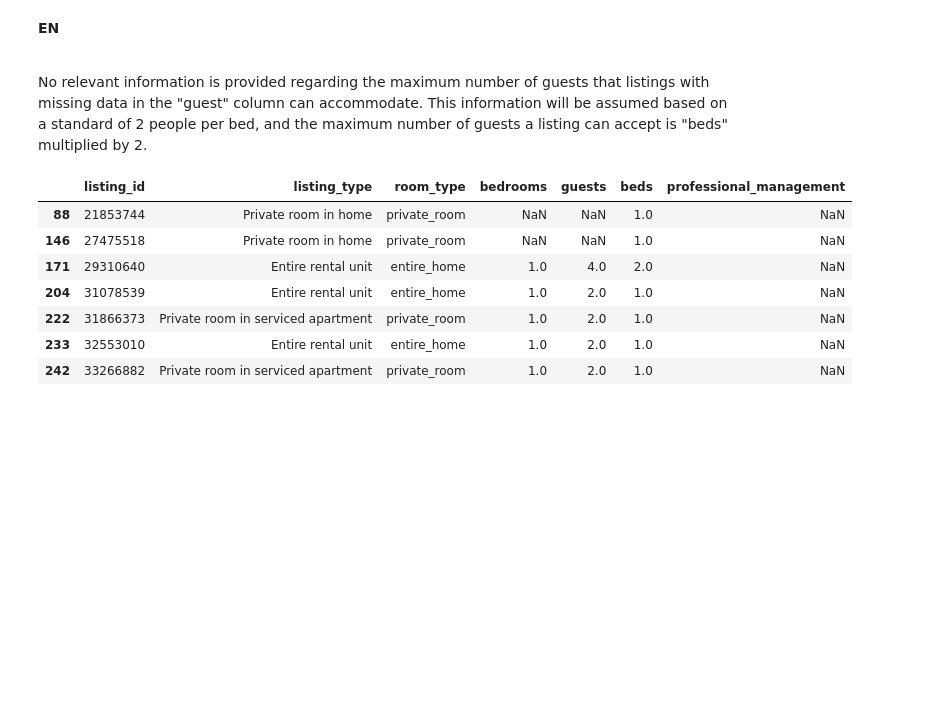
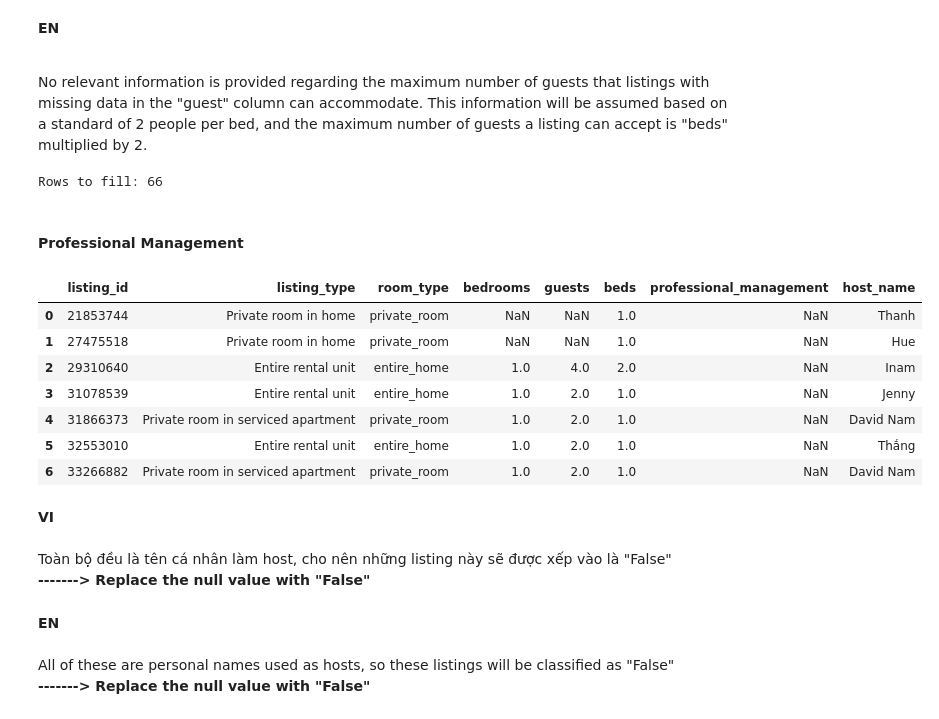
Before and after one commit to raven-172/Airbnb-market-research-in-Hanoi--Vietnam, a Jupyter notebook: notebooks/cleaning/cleanning_01.ipynb, the cells around one changed output. Saved outputs shown, nothing was run; the diff lists cells and outputs as text; code cells hidden in the pictures; blank space fills up the shorter version.

```diff
--- a/notebooks/cleaning/cleanning_01.ipynb
+++ b/notebooks/cleaning/cleanning_01.ipynb
@@ -452,15 +491,45 @@ Không có thông tin liên quan được cung cấp về số lượng khách t
 
 <br>
 No relevant information is provided regarding the maximum number of guests that listings with missing data in the "guest" column can accommodate. This information will be assumed based on a standard of 2 people per bed, and the maximum number of guests a listing can accept is "beds" multiplied by 2.
+# %%
+mask_fill_guests_by_beds = (
+    df_selected["guests"].isnull() &
+    df_selected["beds"].notnull()
+)
+
+print("Rows to fill:", mask_fill_guests_by_beds.sum())
+
+df_selected.loc[mask_fill_guests_by_beds, "guests"] = (
+    df_selected.loc[mask_fill_guests_by_beds, "beds"] * 2
+)
+# %% [output]
+Rows to fill: 66
+# %% [markdown]
+#### **Professional Management**
 # %%
 df_pm = null_tables["professional_management"]
-df_pm
+
+df_de = df[["listing_id", "host_name"]]
+
+df_pm1 = pd.merge(df_pm, df_de, on="listing_id", how="left")
+
+df_pm1
 # %% [output]
-|  | listing_id | listing_type | room_type | bedrooms | guests | beds | professional_management |
-| 88 | 21853744 | Private room in home | private_room | NaN | NaN | 1.0 | NaN |
-| 146 | 27475518 | Private room in home | private_room | NaN | NaN | 1.0 | NaN |
-| 171 | 29310640 | Entire rental unit | entire_home | 1.0 | 4.0 | 2.0 | NaN |
-| 204 | 31078539 | Entire rental unit | entire_home | 1.0 | 2.0 | 1.0 | NaN |
-| 222 | 31866373 | Private room in serviced apartment | private_room | 1.0 | 2.0 | 1.0 | NaN |
-| 233 | 32553010 | Entire rental unit | entire_home | 1.0 | 2.0 | 1.0 | NaN |
-| 242 | 33266882 | Private room in serviced apartment | private_room | 1.0 | 2.0 | 1.0 | NaN |
+|  | listing_id | listing_type | room_type | bedrooms | guests | beds | professional_management | host_name |
+| 0 | 21853744 | Private room in home | private_room | NaN | NaN | 1.0 | NaN | Thanh |
+| 1 | 27475518 | Private room in home | private_room | NaN | NaN | 1.0 | NaN | Hue |
+| 2 | 29310640 | Entire rental unit | entire_home | 1.0 | 4.0 | 2.0 | NaN | Inam |
+| 3 | 31078539 | Entire rental unit | entire_home | 1.0 | 2.0 | 1.0 | NaN | Jenny |
+| 4 | 31866373 | Private room in serviced apartment | private_room | 1.0 | 2.0 | 1.0 | NaN | David Nam |
+| 5 | 32553010 | Entire rental unit | entire_home | 1.0 | 2.0 | 1.0 | NaN | Thắng |
+| 6 | 33266882 | Private room in serviced apartment | private_room | 1.0 | 2.0 | 1.0 | NaN | David Nam |
+# %% [markdown]
+**VI**<br>
+<br>
+Toàn bộ đều là tên cá nhân làm host, cho nên những listing này sẽ được xếp vào là "False"<br>
+**-------> Replace the null value with "False"**
+# %% [markdown]
+**EN**<br>
+<br>
+All of these are personal names used as hosts, so these listings will be classified as "False"<br>
+**-------> Replace the null value with "False"**
```
Also changed, not shown: parts of 16 cells of this notebook.
